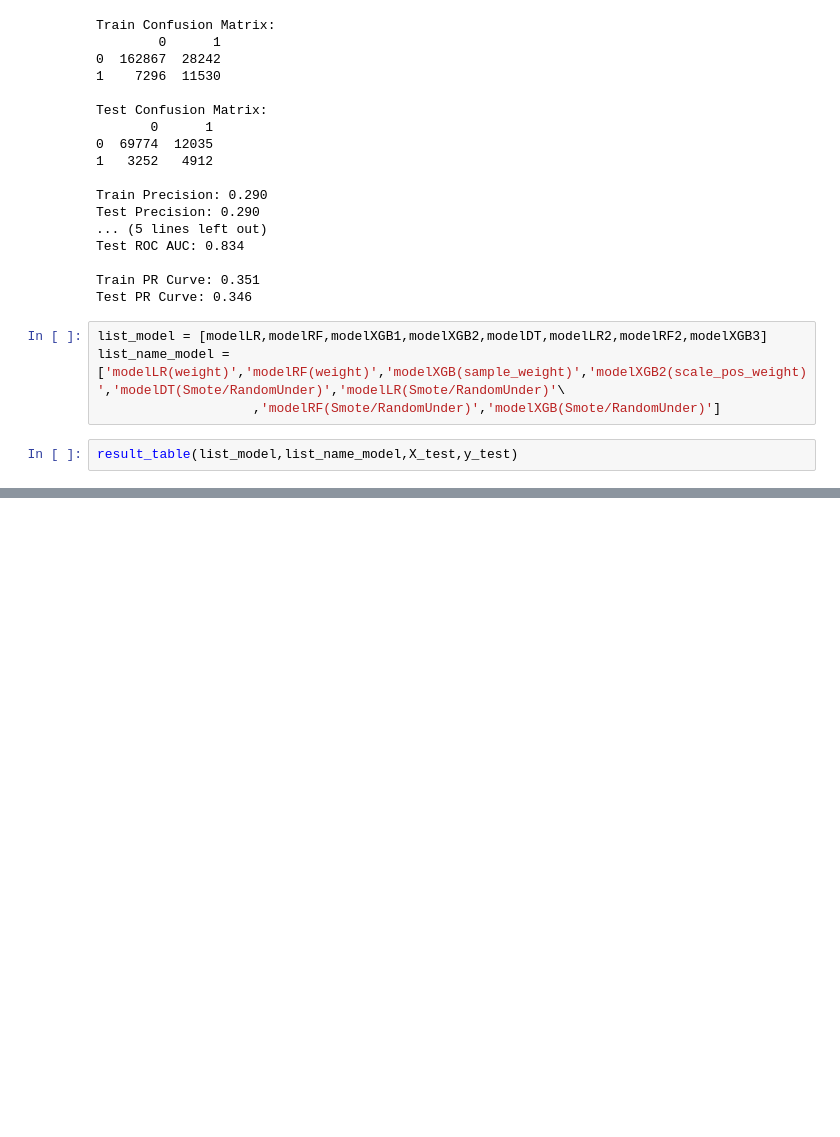
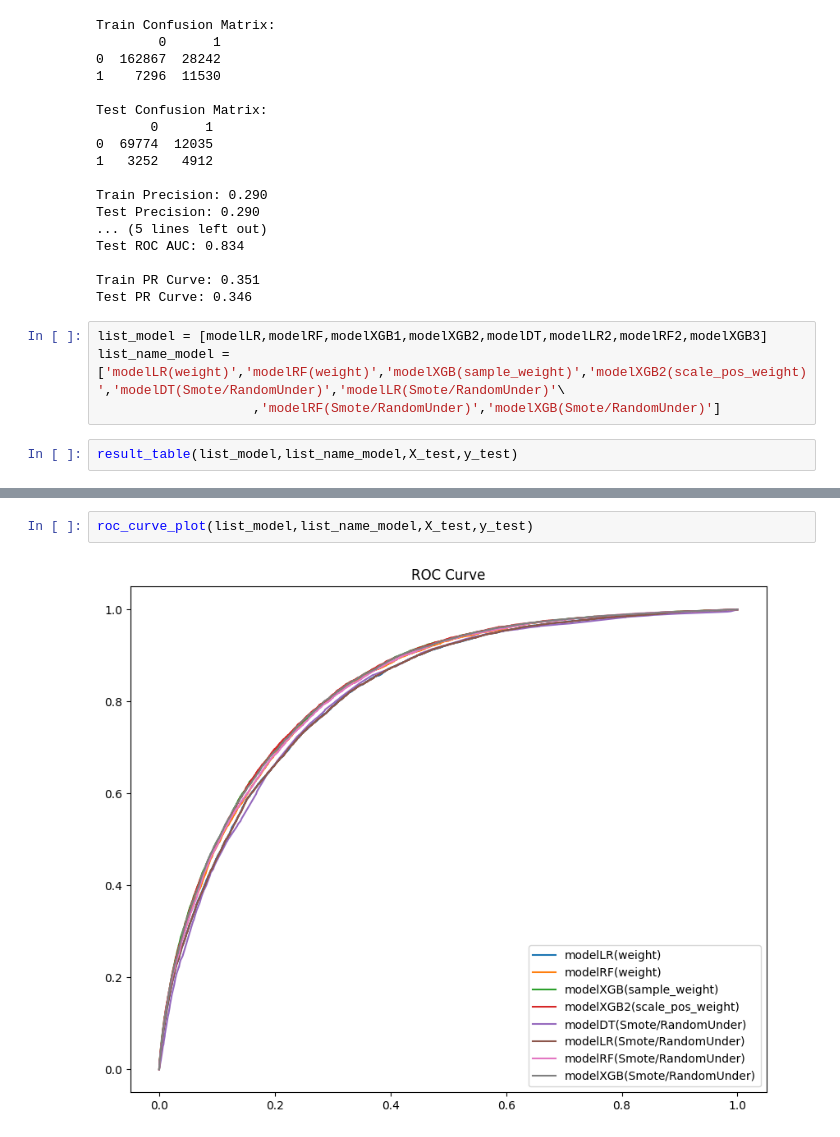
Before and after one commit to ShaniBron/Final-Project-Heart-diseases, a Jupyter notebook: Model.ipynb, the cells around one changed output, grey strips where cells are left out. Drawn from its saved outputs; the diff is of its cells as text; blank space fills up the shorter version.

```diff
--- a/Model.ipynb
+++ b/Model.ipynb
@@ -680,0 +682,4 @@ results_table
+# %%
+roc_curve_plot(list_model,list_name_model,X_test,y_test)
+# %% [output]
+[figure, added]
```
Also changed, not shown: parts of 4 cells of this notebook, 1 other file.
